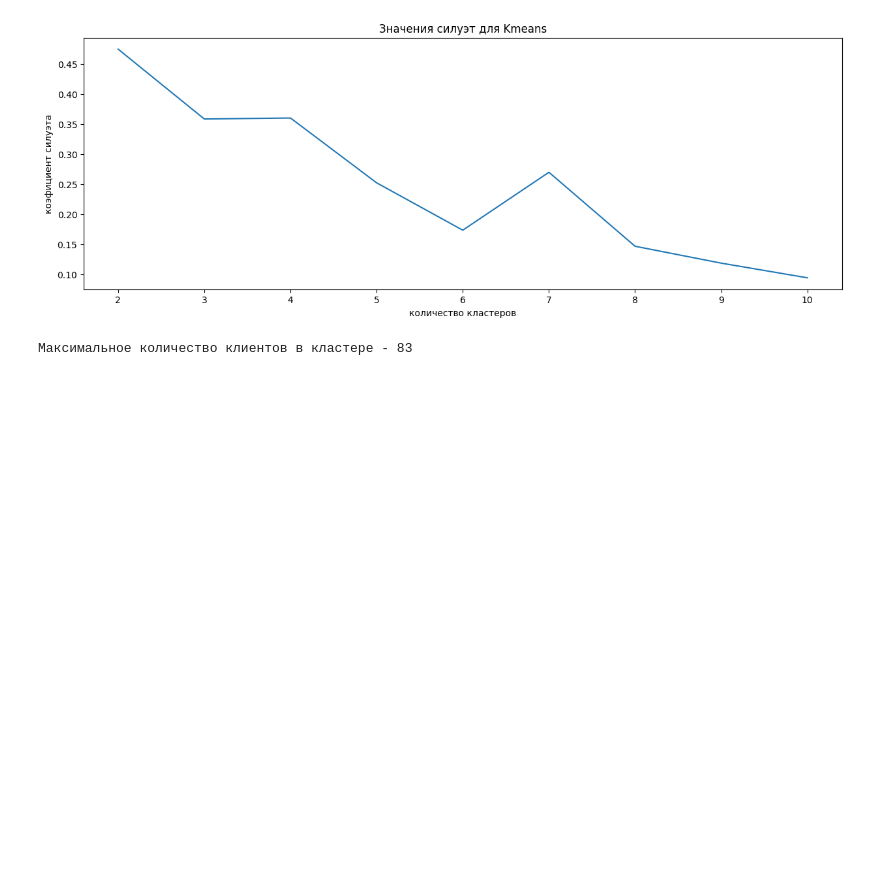
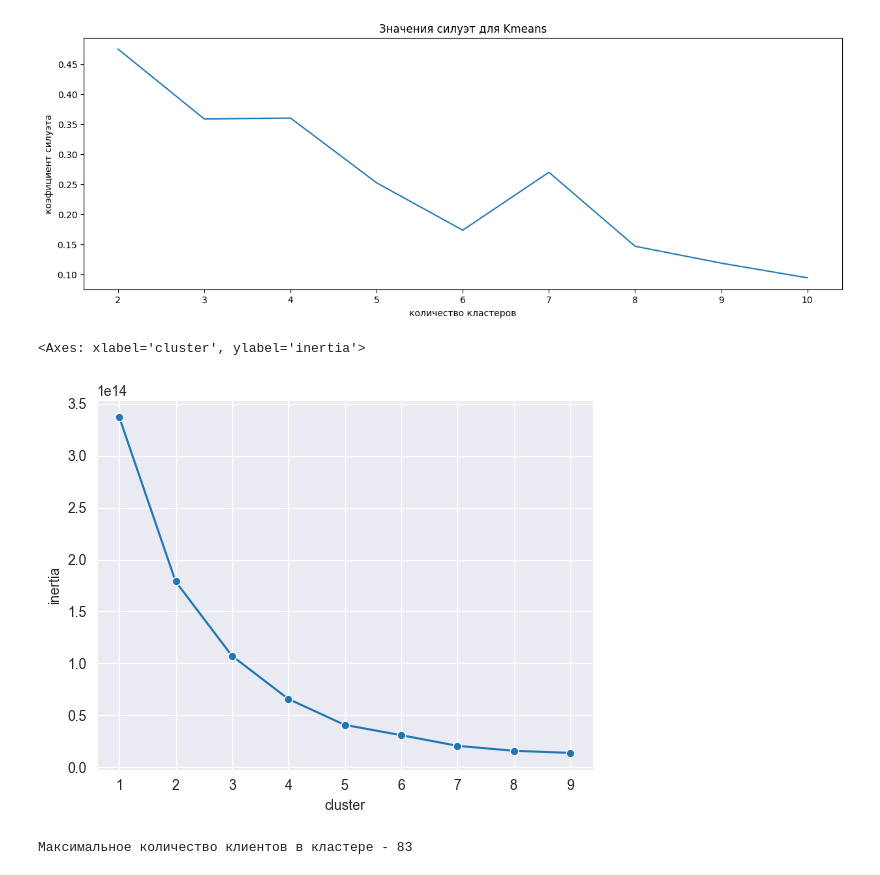
Before and after one commit to eartzhi/Identification_of_vulnerable_population_groups, a Jupyter notebook: main.ipynb, the cells around one changed output. Cells and saved outputs as stored; diff of their text form; code cells hidden in the pictures; blank space fills up the shorter version.

```diff
--- a/main.ipynb
+++ b/main.ipynb
@@ -1092,6 +1133,39 @@ sns.lineplot(
 ax.set(xlabel='количество кластеров', ylabel='коэфициент силуэта', title='Значения силуэт для Kmeans',);
 # %% [output]
 [figure]
+# %%
+def get_inertia(cluster_num, X):
+# инициализируем алгоритм кластеризации
+    k_means =  sklearn.cluster.KMeans(n_clusters=cluster_num, random_state=42)
+# запускаем алгоритм k-means
+    k_means.fit(X)
+# находим значение инерции
+    inertia = k_means.inertia_
+# возвращаем значение инерции
+    return inertia
+
+# создадим пустой словарь, ключами будут инерция и количество кластеров
+res = {"inertia": [], "cluster": []}
+
+# выберем нужные данные
+X = data_cleared
+
+# итерируемся по разным размерам кластеров (от 1 до 9) и сохраним значение инерции для каждого кластера
+for cluster_num in range(1, 10):
+# сохраняем значения
+    res["inertia"].append(get_inertia(cluster_num, X))
+    res["cluster"].append(cluster_num)
+
+# сохраним в датафрейм значение инерции и количество кластеров
+res_df = pd.DataFrame(res)
+
+# установим стиль для визуализиции
+sns.set_style("darkgrid")
+# визуализируем зависимость значения инерции от количества кластеров
+sns.lineplot(data=res_df, x="cluster", y="inertia", marker= "o")
+# %% [output]
+<Axes: xlabel='cluster', ylabel='inertia'>
+[figure, added]
 # %%
 km = sklearn.cluster.KMeans(n_clusters=2, random_state=11)
 km.fit(data_cleared)
```
Also changed, not shown: parts of 17 cells of this notebook, 2 other files.
